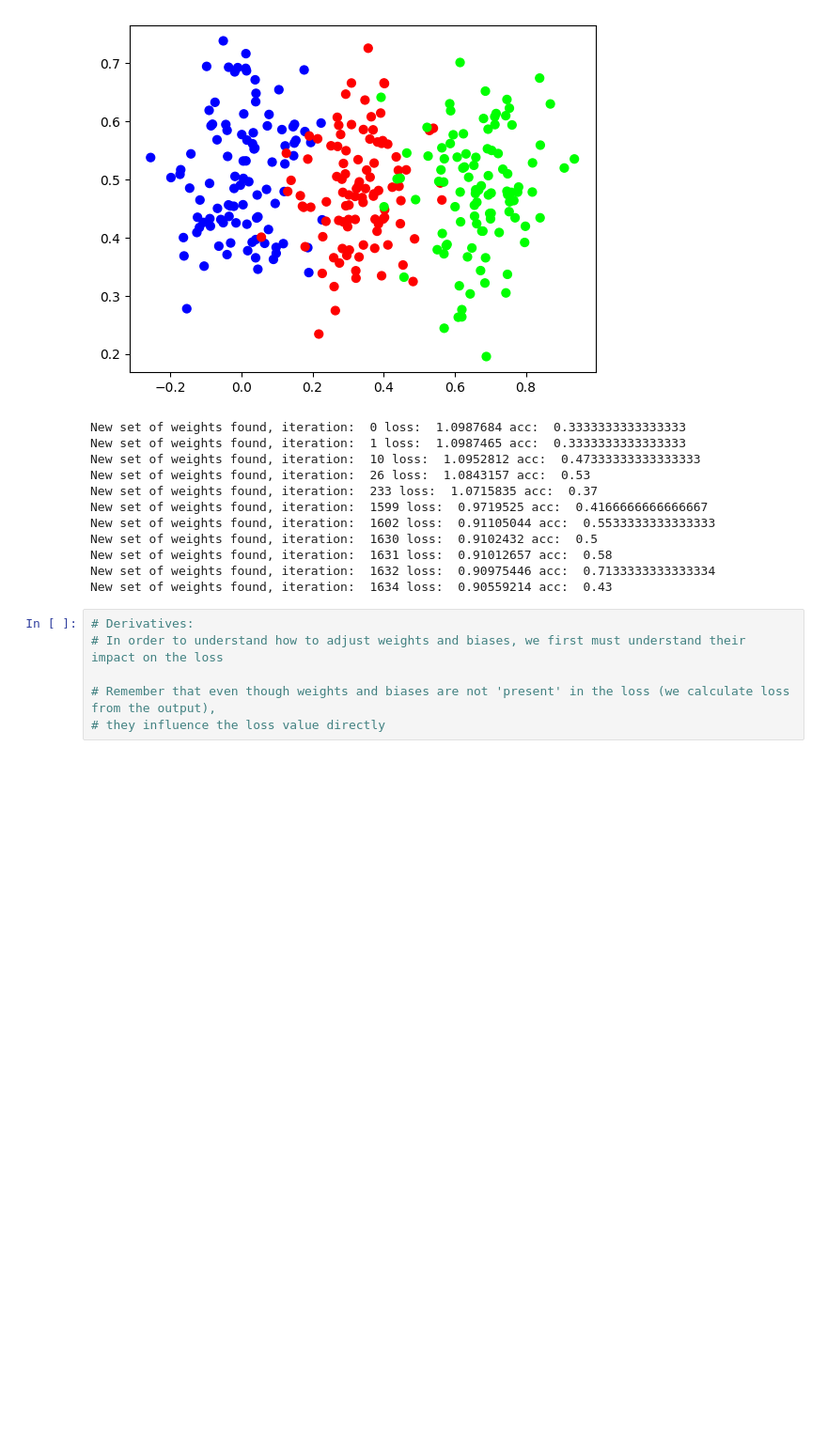
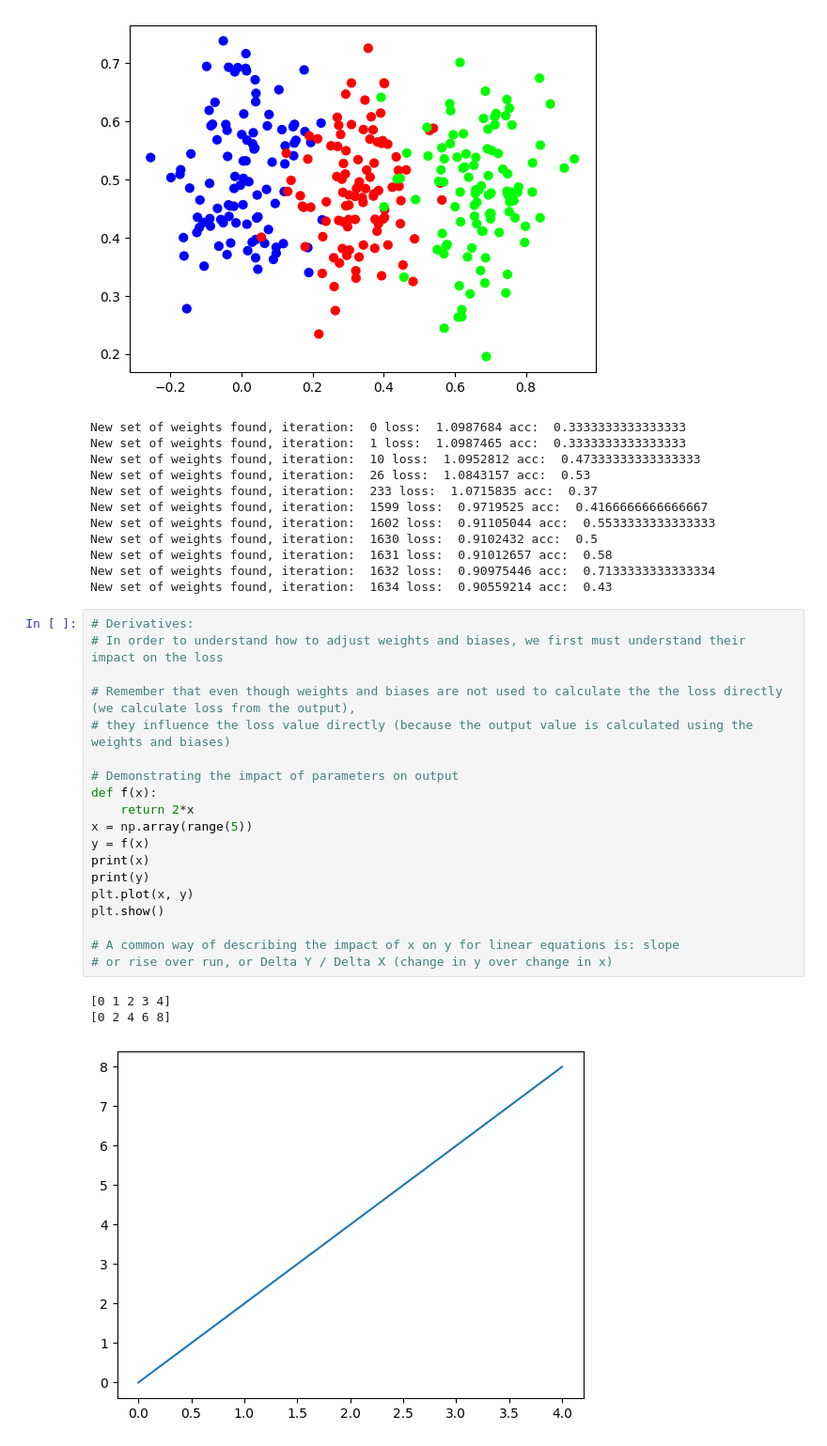
Before and after one commit to kaledoux/neural_networks_from_scratch, a Jupyter notebook: notebooks/chapter_7_derivatives.ipynb, the cells around one changed output. Shown at 94% size. Saved outputs shown, nothing was run; the diff lists cells and outputs as text; blank space fills up the shorter version.

```diff
--- a/notebooks/chapter_7_derivatives.ipynb
+++ b/notebooks/chapter_7_derivatives.ipynb
@@ -129,6 +129,23 @@ New set of weights found, iteration:  1634 loss:  0.90559214 acc:  0.43
 # %%
 # Derivatives:
 # In order to understand how to adjust weights and biases, we first must understand their impact on the loss
 
-# Remember that even though weights and biases are not 'present' in the loss (we calculate loss from the output),
-# they influence the loss value directly
+# Remember that even though weights and biases are not used to calculate the the loss directly (we calculate loss from the output),
+# they influence the loss value directly (because the output value is calculated using the weights and biases)
+
+# Demonstrating the impact of parameters on output
+def f(x):
+    return 2*x
+x = np.array(range(5))
+y = f(x)
+print(x)
+print(y)
+plt.plot(x, y)
+plt.show()
+
+# A common way of describing the impact of x on y for linear equations is: slope
+# or rise over run, or Delta Y / Delta X (change in y over change in x)
+# %% [output]
+[0 1 2 3 4]
+[0 2 4 6 8]
+[figure, added]
```
Also changed, not shown: parts of 5 cells of this notebook.
